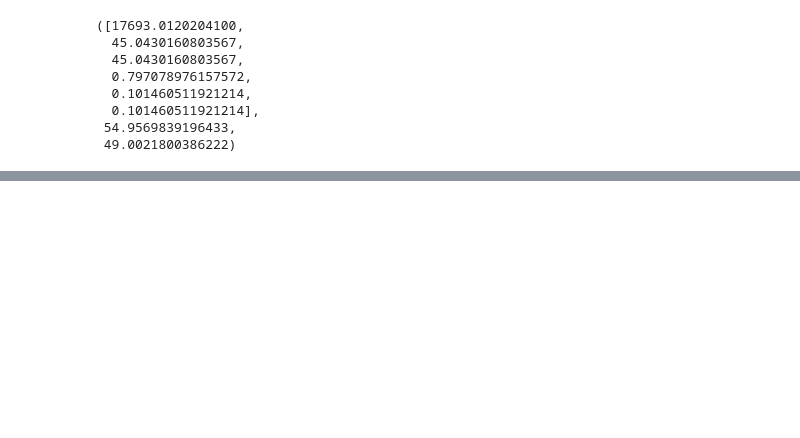
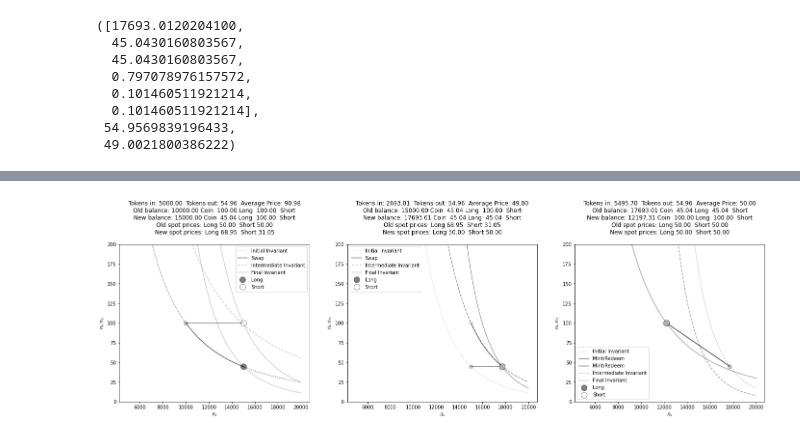
Before and after one commit to fetchai/mettalex-market-maker, a Jupyter notebook: amm_balancer.ipynb, the cells around one changed output, grey strips where cells are left out. Cells and saved outputs as stored; diff of their text form; code cells hidden in the pictures; blank space fills up the shorter version.

```diff
--- a/amm_balancer.ipynb
+++ b/amm_balancer.ipynb
@@ -660,0 +733,22 @@ swap2a_state
+# %%
+f = plt.figure(figsize=(24, 6))
+_ = plt.subplot(1,3,1)
+swap1_state = plot_action(initial_state, 5000, action='swap_from_coin', rebalance=True, coin_per_pair=100, sF=0.02)
+_ = plt.ylim((0,200))
+
+n_c_1, n_l_1, n_s_1, w_c_1, w_l_1, w_s_1 = swap1_state[0]
+a_c_2 = calc_in_given_out(n_s_1, w_s_1, n_c_1, w_c_1, swap1_state[1])
+_ = plt.subplot(1,3,2)
+swap2a_state = plot_action(swap1_state[0], a_c_2, action='swap_from_coin', rebalance=True, coin_per_pair=100, sF=0.0, to_long=False)
+_ = plt.ylim((0,200))
+
+_ = plt.subplot(1,3,3)
+swap2b_state = plot_action(
+    swap2a_state[0],
+    (initial_state[1]-swap2a_state[0][1])*100,
+    action='mint_redeem', rebalance=True, coin_per_pair=100
+)
+_ = plt.ylim((0,200))
+f.savefig('buy_long_buy_short_mint.png', bbox_inches='tight')
+# %% [output]
+[figure, added]
```
Also changed, not shown: parts of 8 cells of this notebook.
